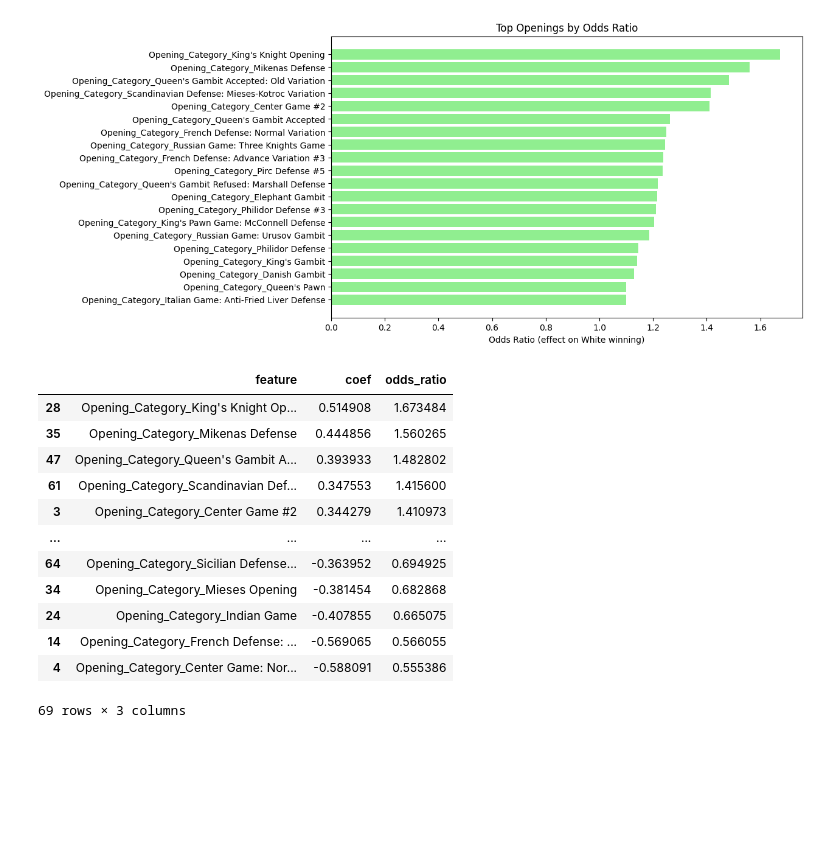
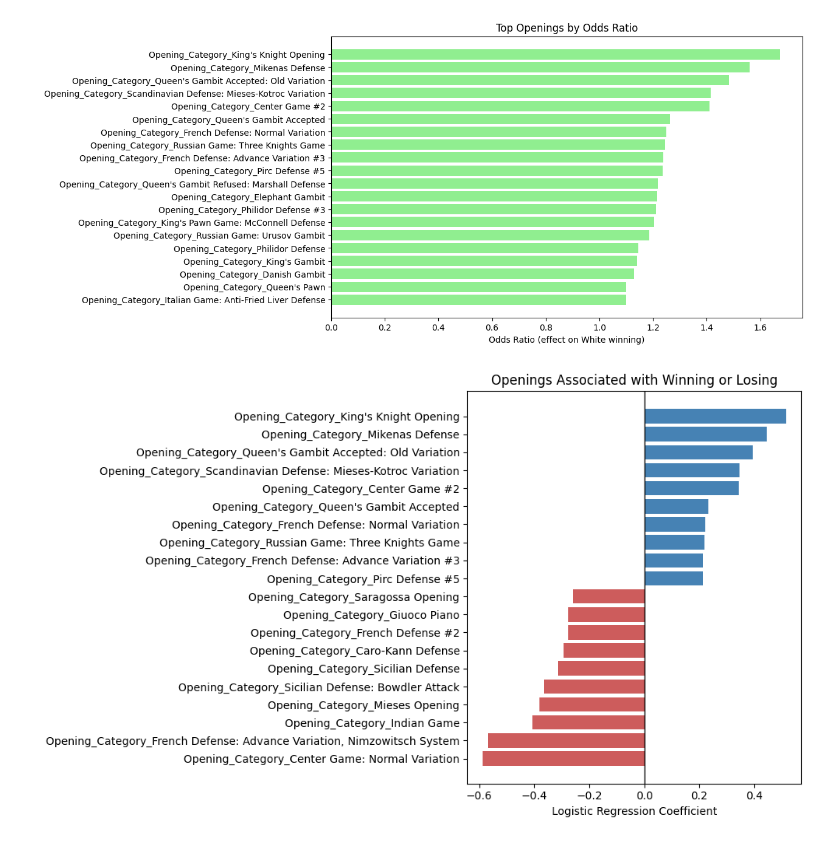
Before and after one commit to husnainn22/Chess-opening-analysis, a Jupyter notebook: chess.ipynb, the cells around one changed output. Saved outputs shown, nothing was run; the diff lists cells and outputs as text; code cells hidden in the pictures; blank space fills up the shorter version.

Commit message:
Logistic regression result analysed

```diff
--- a/chess.ipynb
+++ b/chess.ipynb
@@ -722,19 +712,52 @@ plt.gca().invert_yaxis()  # Highest odds ratio on top
 plt.show()
 # %% [output]
 [figure]
-# %%
-coef_df
-# %% [output]
-|  | feature | coef | odds_ratio |
-| 28 | Opening_Category_King's Knight Op... | 0.514908 | 1.673484 |
-| 35 | Opening_Category_Mikenas Defense | 0.444856 | 1.560265 |
-| 47 | Opening_Category_Queen's Gambit A... | 0.393933 | 1.482802 |
-| 61 | Opening_Category_Scandinavian Def... | 0.347553 | 1.415600 |
-| 3 | Opening_Category_Center Game #2 | 0.344279 | 1.410973 |
-| ... | ... | ... | ... |
-| 64 | Opening_Category_Sicilian Defense... | -0.363952 | 0.694925 |
-| 34 | Opening_Category_Mieses Opening | -0.381454 | 0.682868 |
-| 24 | Opening_Category_Indian Game | -0.407855 | 0.665075 |
-| 14 | Opening_Category_French Defense: ... | -0.569065 | 0.566055 |
-| 4 | Opening_Category_Center Game: Nor... | -0.588091 | 0.555386 |
-69 rows × 3 columns
+# %%
+import pandas as pd
+import numpy as np
+import matplotlib.pyplot as plt
+
+# Get feature names after one-hot encoding
+feature_names = log_reg.named_steps['preprocessor'] \
+    .named_transformers_['cat'] \
+    .get_feature_names_out(categorical_features)
+
+# Get coefficients
+coefficients = log_reg.named_steps['classifier'].coef_[0]
+
+# Create dataframe
+coef_df = pd.DataFrame({
+    'feature': feature_names,
+    'coef': coefficients,
+    'odds_ratio': np.exp(coefficients)
+})
+
+# Filter only opening features
+coef_df = coef_df[~coef_df['feature'].str.startswith('Band_')]
+
+# Sort by coefficient (NOT odds ratio)
+coef_df = coef_df.sort_values('coef')
+
+# Take strongest effects in both directions
+top_openings = pd.concat([
+    coef_df.head(10),   # most negative
+    coef_df.tail(10)    # most positive
+])
+
+# Plot COEFFICIENTS
+plt.figure(figsize=(10, 6))
+plt.barh(
+    top_openings['feature'],
+    top_openings['coef'],
+    color=top_openings['coef'].apply(
+        lambda x: 'steelblue' if x > 0 else 'indianred'
+    )
+)
+
+plt.axvline(0, color='black', linewidth=1)
+plt.xlabel('Logistic Regression Coefficient')
+plt.title('Openings Associated with Winning or Losing')
+plt.tight_layout()
+plt.show()
+# %% [output]
+[figure, added]
```
Also changed, not shown: parts of 4 cells of this notebook.
